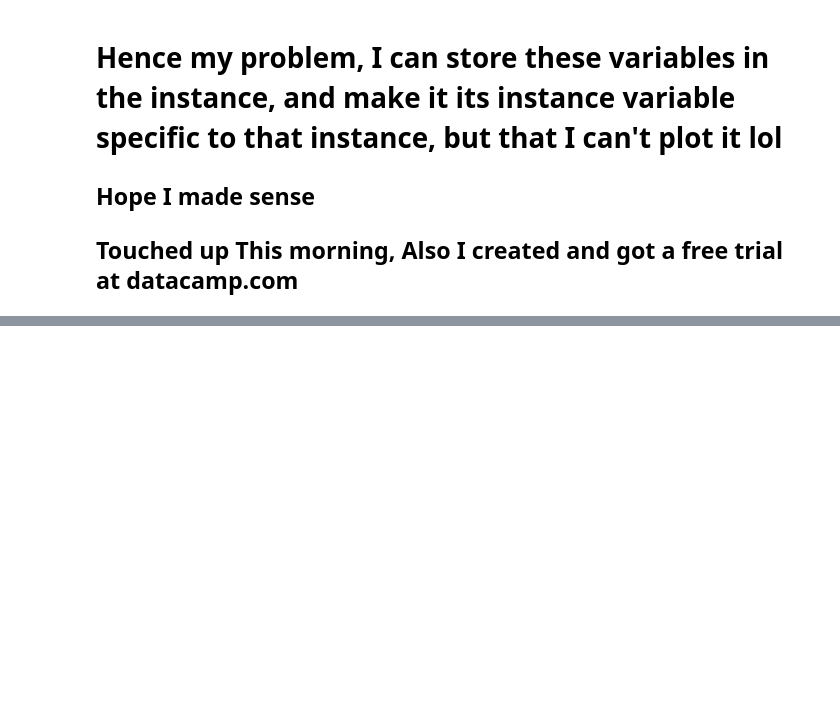
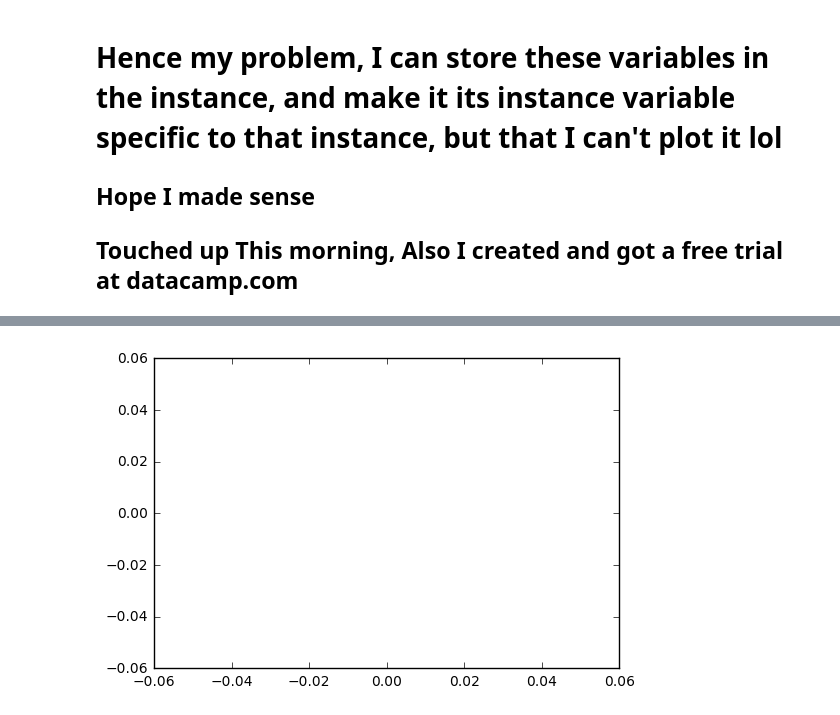
Before and after one commit to viseth89/nbapython, a Jupyter notebook: San Antonio Spurs 1997.ipynb, the cells around one changed output, grey strips where cells are left out. Saved outputs shown, nothing was run; the diff lists cells and outputs as text; code cells hidden in the pictures; blank space fills up the shorter version.

```diff
--- a/San Antonio Spurs 1997.ipynb
+++ b/San Antonio Spurs 1997.ipynb
@@ -148,0 +174,5 @@ t.plot(x="G",y='FG',kind='Scatter')
+# %%
+plt.plot(x=t['G'],y=t['FG'],kind='scatter')
+plt.show()
+# %% [output]
+[figure, added]
```
Also changed, not shown: parts of 2 cells of this notebook, 21 other files.
